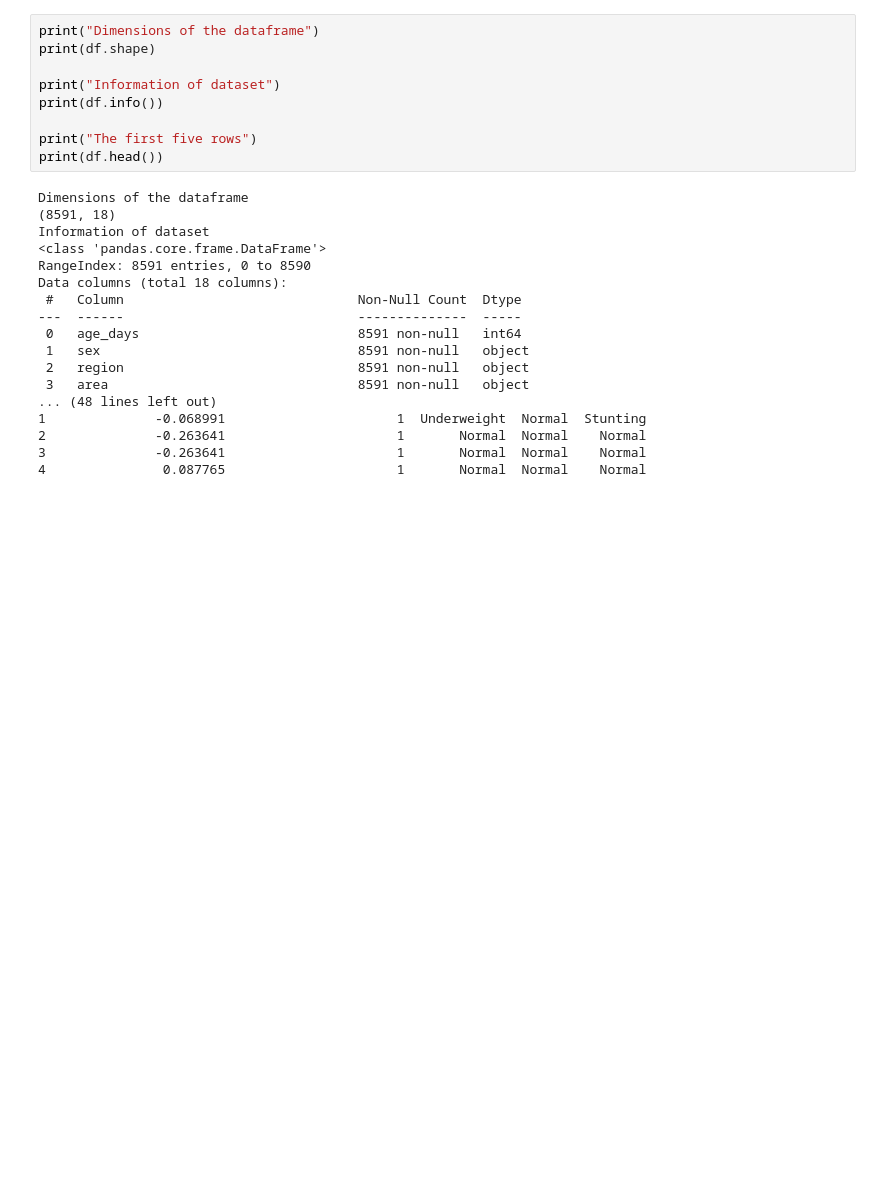
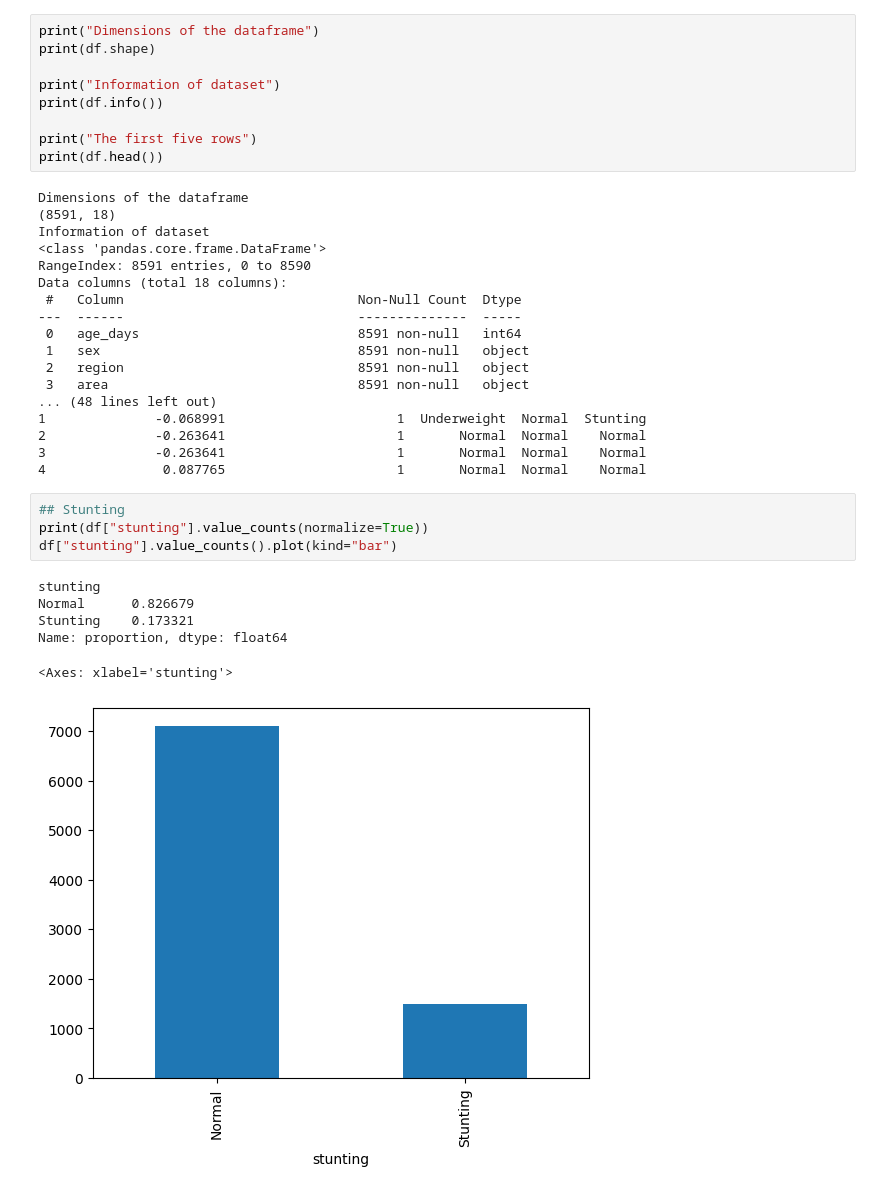
Before and after one commit to KomlaRD/machine_learning_dhs, a Jupyter notebook: ml_undernutrition.ipynb, the cells around one changed output. Saved outputs shown, nothing was run; the diff lists cells and outputs as text; blank space fills up the shorter version.

```diff
--- a/ml_undernutrition.ipynb
+++ b/ml_undernutrition.ipynb
@@ -48,3 +48,14 @@ Data columns (total 18 columns):
 2              -0.263641                      1       Normal  Normal    Normal
 3              -0.263641                      1       Normal  Normal    Normal
 4               0.087765                      1       Normal  Normal    Normal
+# %%
+## Stunting
+print(df["stunting"].value_counts(normalize=True))
+df["stunting"].value_counts().plot(kind="bar")
+# %% [output]
+stunting
+Normal      0.826679
+Stunting    0.173321
+Name: proportion, dtype: float64
+<Axes: xlabel='stunting'>
+[figure, added]
```
Also changed, not shown: parts of 2 cells of this notebook.
